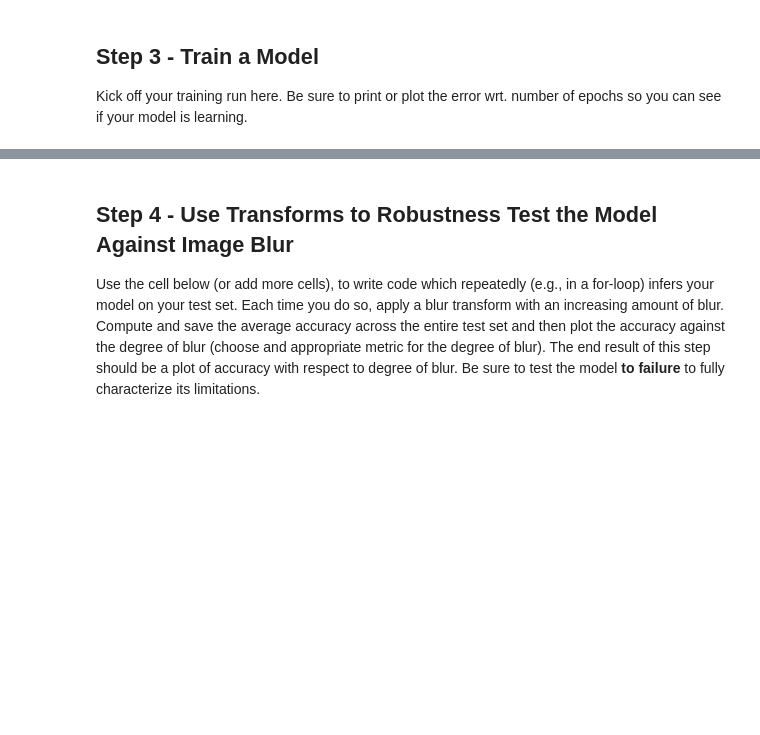
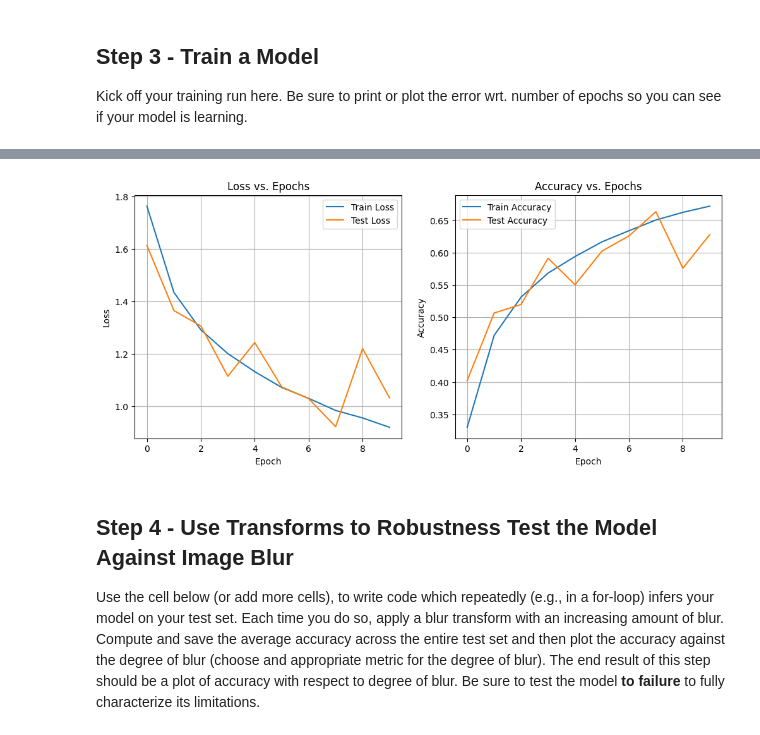
Before and after one commit to AlanNguyen93/fall-2025-assignment-02-transforms, a Jupyter notebook: assignment/task-01.ipynb, the cells around one changed output, grey strips where cells are left out. Saved outputs shown, nothing was run; the diff lists cells and outputs as text; code cells hidden in the pictures; blank space fills up the shorter version.

```diff
--- a/assignment/task-01.ipynb
+++ b/assignment/task-01.ipynb
@@ -84,0 +327,52 @@ Kick off your training run here. Be sure to print or plot the error wrt. number
+# %%
+# Your code here
+# Step 3 – Train a Model
+# --------------------------------------------------------
+# This cell trains the CNN defined in Step 2 on the dataset from Step 1.
+# It also plots training vs validation (test) loss and accuracy curves.
+# --------------------------------------------------------
+
+import matplotlib.pyplot as plt
+
+# Hyperparameters
+epochs = 10          # You can increase for better accuracy
+learning_rate = 0.01
+
+# Train the model
+history = train_model(
+    model=model,
+    train_loader=train_loader,
+    test_loader=test_loader,
+    device=device,
+    epochs=epochs,
+    lr=learning_rate
+)
+
+# --------------------------------------------------------
+# Plot training curves
+# --------------------------------------------------------
+
+plt.figure(figsize=(12, 5))
+
+# Plot loss
+plt.subplot(1, 2, 1)
+plt.plot(history['train_loss'], label='Train Loss')
+plt.plot(history['test_loss'], label='Test Loss')
+plt.title('Loss vs. Epochs')
+plt.xlabel('Epoch')
+plt.ylabel('Loss')
+plt.legend()
+plt.grid(True)
+
+# Plot accuracy
+plt.subplot(1, 2, 2)
+plt.plot(history['train_acc'], label='Train Accuracy')
+plt.plot(history['test_acc'], label='Test Accuracy')
+plt.title('Accuracy vs. Epochs')
+plt.xlabel('Epoch')
+plt.ylabel('Accuracy')
+plt.legend()
+plt.grid(True)
+
+plt.show()
+# %% [output]
@@ -85,3 +389,4 @@ Kick off your training run here. Be sure to print or plot the error wrt. number
+[figure, added]
 # %% [markdown]
 ## Step 4 - Use Transforms to Robustness Test the Model Against Image Blur
 
```
Also changed, not shown: parts of 12 cells of this notebook, 10 other files.
